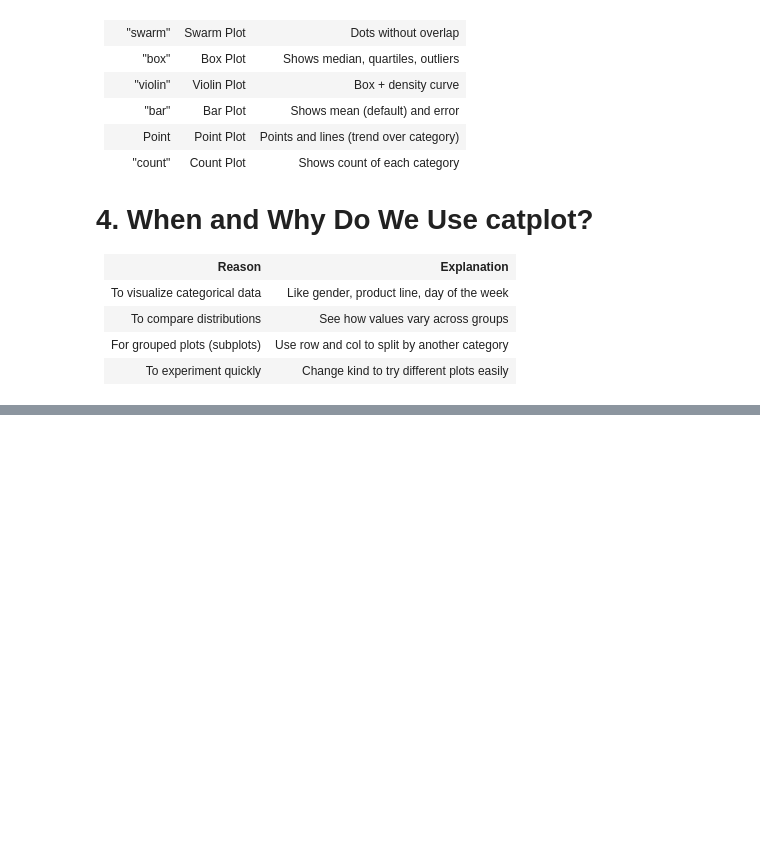
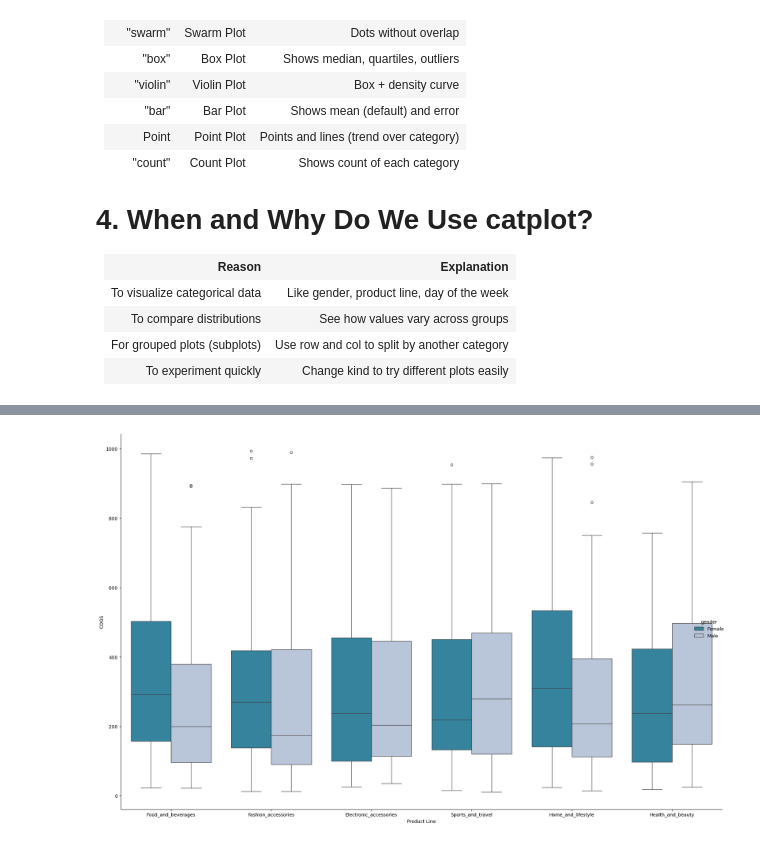
Before and after one commit to UstubecEmre/MatplotlibandSeabornFundamentals, a Jupyter notebook: catplots_in_seaborn.ipynb, the cells around one changed output, grey strips where cells are left out. Cells and saved outputs as stored; diff of their text form; code cells hidden in the pictures; blank space fills up the shorter version.

```diff
--- a/catplots_in_seaborn.ipynb
+++ b/catplots_in_seaborn.ipynb
@@ -92,0 +142,8 @@ Handle grouped/category data
+# %%
+sns.catplot(data = df, x = "product_line", y = "cogs",kind = "box", hue = "gender", height= 12, aspect = 1.5, palette="PuBuGn_r")
+plt.tight_layout()
+plt.xlabel("Product Line")
+plt.ylabel("COGS")
+plt.show()
+# %% [output]
+[figure, added]
```
Also changed, not shown: parts of 11 cells of this notebook.
